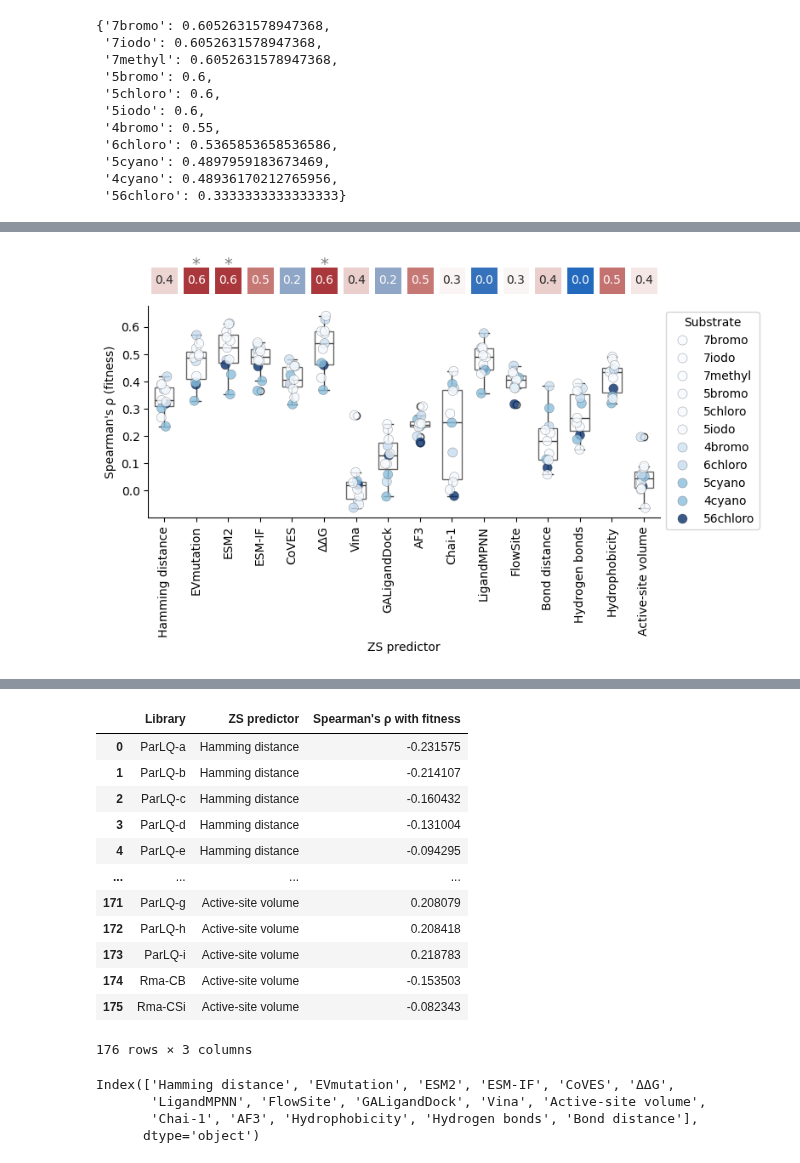
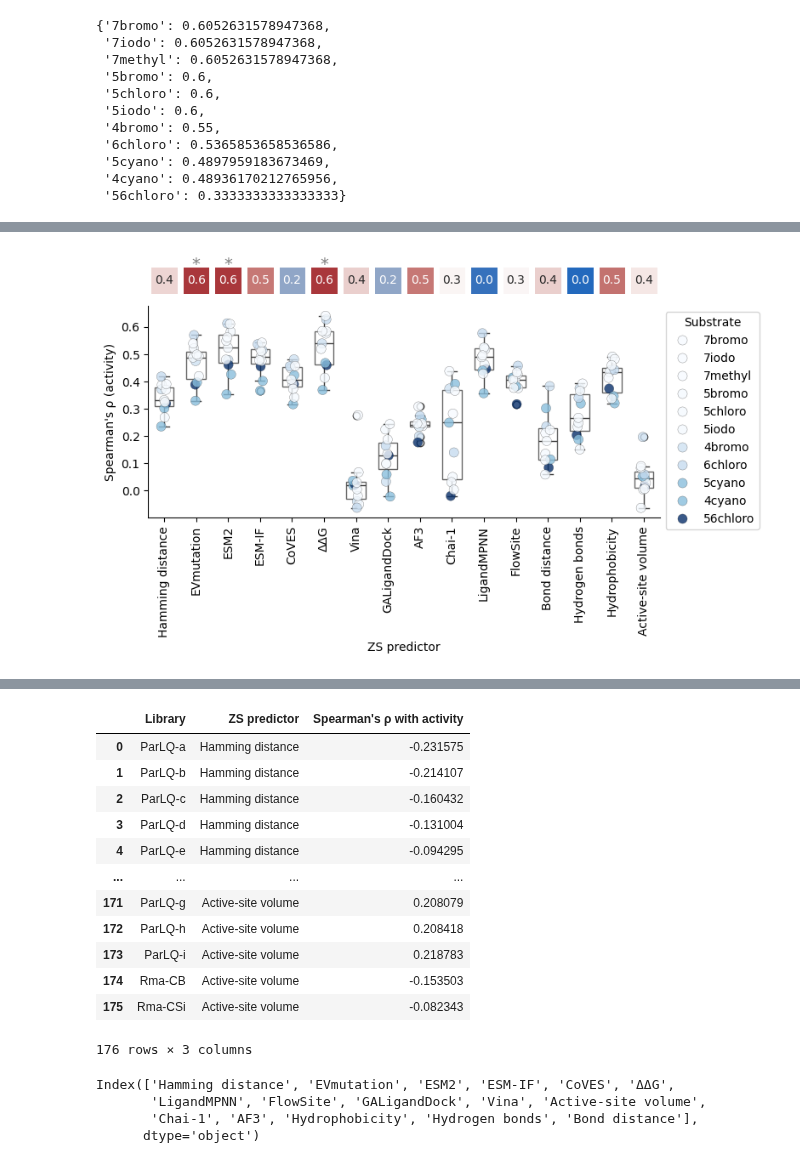
Before and after one commit to fhalab/substrate_aware_zs, a Jupyter notebook: sandbox/sub_vis.ipynb, the cells around one changed output, grey strips where cells are left out. Saved outputs shown, nothing was run; the diff lists cells and outputs as text; code cells hidden in the pictures.

```diff
--- a/sandbox/sub_vis.ipynb
+++ b/sandbox/sub_vis.ipynb
@@ -147,7 +147,7 @@ lib_order = [
     "PfTrpB-56chloro",
     "Rma-CB",
     "Rma-CSi",
-    "ParLQ",
+    "ParLQ-a",
     "ParLQ-b",
     "ParLQ-c",
     "ParLQ-d",
@@ -192,6 +192,8 @@ df_rho
 | 20 | Rma-CB | 0.643717 | -0.061590 | 0.061590 | NaN | NaN | NaN | NaN | ... |
 | 21 | Rma-CSi | 0.455375 | -0.039558 | 0.039558 | NaN | NaN | NaN | NaN | ... |
 22 rows × 2716 columns
+# %%
+df_rho['lib'] = df_rho['lib'].apply(lambda x: 'ParLQ-a' if x == 'ParLQ' else x)
 # %%
 trpb_df = df_rho[trpb_cols][df_rho["lib"].isin(lib_order[:11])].reset_index(drop=True).copy()
 trpb_df["substrate"] = trpb_df["lib"].apply(lambda x: x.split("-")[1])
@@ -418,7 +420,7 @@ trpbdf_melted = pd.melt(
     trpb_df.rename(columns=trpb_col_dict)[final_col_order + ["substrate"]].drop(columns=["Library"]),
     id_vars="substrate",
     var_name="ZS predictor",
-    value_name="Spearman's ρ with fitness",
+    value_name="Spearman's ρ with activity",
 )
 # trpbdf_melted["ZS predictor"] = pd.Categorical(trpbdf_melted['ZS predictor'], categories=col_order, ordered=True)
 # trpbdf_melted = trpbdf_melted.sort_values(['substrate','ZS predictor'])
@@ -530,7 +525,7 @@ ax_heatmap.spines["bottom"].set_visible(False)
 ax = plt.subplot(gs[1])
 sns.boxplot(
     x="ZS predictor",
-    y="Spearman's ρ with fitness",
+    y="Spearman's ρ with activity",
     data=trpbdf_melted,
     boxprops={"facecolor": "None", "edgecolor": FZL_PALETTES["gray"]},
     width=0.6,
@@ -539,38 +534,38 @@ sns.boxplot(
 
 sns.stripplot(
     x="ZS predictor",
-    y="Spearman's ρ with fitness",
+    y="Spearman's ρ with activity",
     hue="substrate",
     data=trpbdf_melted,
     palette=substrate_colors,
     jitter=True,
     size=8,
     marker="o",
     edgecolor="gray",
     linewidth=0.2,
     alpha=0.8,
     ax=ax,
     hue_order=heatmap_values.keys(),
 )
 
 # Format boxplot
 ax.spines["top"].set_visible(False)
 ax.spines["right"].set_visible(False)
 ax.tick_params(axis="x", rotation=90)  # Rotate x labels
 
 # Adjust legend
 ax.legend(bbox_to_anchor=(1, 1), loc="upper left", title="Substrate")
 
 # Rename y-axis
-ax.set_ylabel("Spearman's ρ (fitness)")
+ax.set_ylabel("Spearman's ρ (activity)")
 
 # Save the figure
 plt.savefig("figs/trpb.svg", format="svg", dpi=300, bbox_inches="tight")
 
 plt.tight_layout()
 plt.show()
 # %% [output]
-[figure, old version]
+[figure, new version]
 # %%
 cb_df = df_rho[df_rho["lib"] == "Rma-CB"][cb_col].rename(columns=cb_col_dict).reset_index(drop=True).copy()
 csi_df = df_rho[df_rho["lib"] == "Rma-CSi"][csi_col].rename(columns=csi_col_dict).reset_index(drop=True).copy()
@@ -651,13 +646,13 @@ new2nature_melted = pd.melt(
     new2nature_df[final_col_order],
     id_vars="Library",
     var_name="ZS predictor",
-    value_name="Spearman's ρ with fitness",
+    value_name="Spearman's ρ with activity",
 )
 # trpbdf_melted["ZS predictor"] = pd.Categorical(trpbdf_melted['ZS predictor'], categories=col_order, ordered=True)
 # trpbdf_melted = trpbdf_melted.sort_values(['substrate','ZS predictor'])
 new2nature_melted
 # %% [output]
-|  | Library | ZS predictor | Spearman's ρ with fitness |
+|  | Library | ZS predictor | Spearman's ρ with activity |
 | 0 | ParLQ-a | Hamming distance | -0.231575 |
 | 1 | ParLQ-b | Hamming distance | -0.214107 |
 | 2 | ParLQ-c | Hamming distance | -0.160432 |
```
Also changed, not shown: parts of 3 cells of this notebook, 7 other files.
